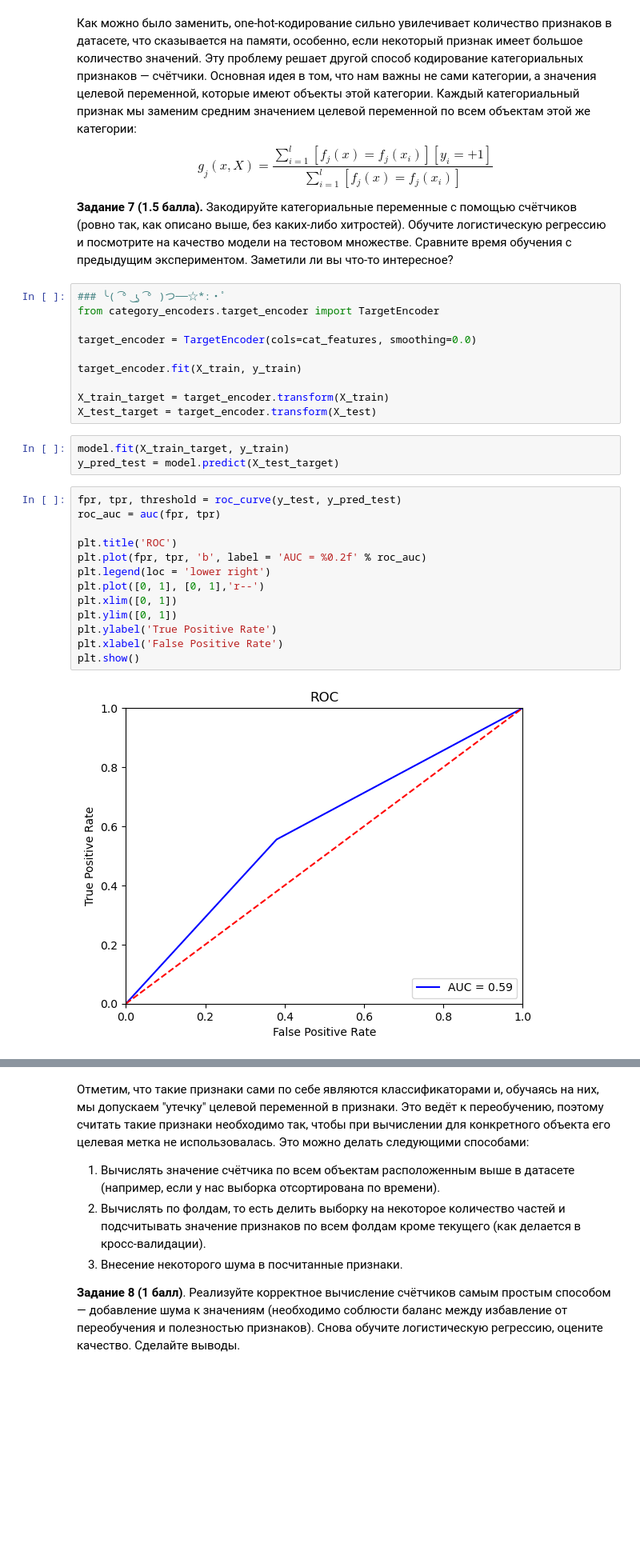
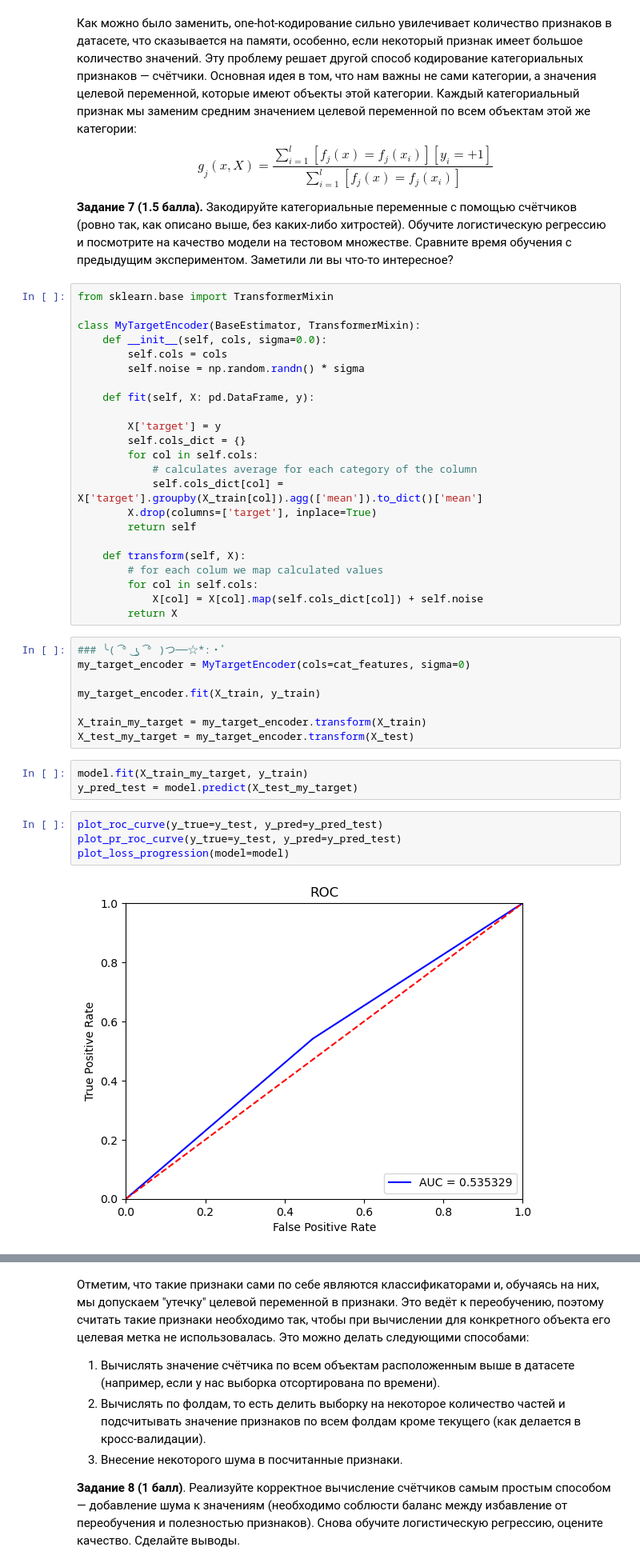
Before and after one commit to Professor322/logistic_regression, a Jupyter notebook: HW2_Logistic_regression.ipynb, the cells around one changed output, grey strips where cells are left out. Shown at 80% size. Saved outputs shown, nothing was run; the diff lists cells and outputs as text; blank space fills up the shorter version.

Commit message:
fixed my LogReg implementation and added my TargetEncoder

```diff
--- a/HW2_Logistic_regression.ipynb
+++ b/HW2_Logistic_regression.ipynb
@@ -308,31 +309,43 @@ g_j(x, X) = \frac{\sum_{i=1}^{l} [f_j(x) = f_j(x_i)][y_i = +1]}{\sum_{i=1}^{l} [
 $$
 
 __Задание 7 (1.5 балла).__ Закодируйте категориальные переменные с помощью счётчиков (ровно так, как описано выше, без каких-либо хитростей). Обучите логистическую регрессию и посмотрите на качество модели на тестовом множестве. Сравните время обучения с предыдущим экспериментом. Заметили ли вы что-то интересное?
+# %%
+from sklearn.base import TransformerMixin
+
+class MyTargetEncoder(BaseEstimator, TransformerMixin):
+    def __init__(self, cols, sigma=0.0):
+        self.cols = cols
+        self.noise = np.random.randn() * sigma
+
+    def fit(self, X: pd.DataFrame, y):
+
+        X['target'] = y
+        self.cols_dict = {}
+        for col in self.cols:
+            # calculates average for each category of the column
+            self.cols_dict[col] = X['target'].groupby(X_train[col]).agg(['mean']).to_dict()['mean']
+        X.drop(columns=['target'], inplace=True)
+        return self
+
+    def transform(self, X):
+        # for each colum we map calculated values
+        for col in self.cols:
+            X[col] = X[col].map(self.cols_dict[col]) + self.noise
+        return X
 # %%
 ### ╰( ͡° ͜ʖ ͡° )つ──☆*:・ﾟ
-from category_encoders.target_encoder import TargetEncoder
+my_target_encoder = MyTargetEncoder(cols=cat_features, sigma=0)
 
-target_encoder = TargetEncoder(cols=cat_features, smoothing=0.0)
+my_target_encoder.fit(X_train, y_train)
 
-target_encoder.fit(X_train, y_train)
-
-X_train_target = target_encoder.transform(X_train)
-X_test_target = target_encoder.transform(X_test)
+X_train_my_target = my_target_encoder.transform(X_train)
+X_test_my_target = my_target_encoder.transform(X_test)
 # %%
-model.fit(X_train_target, y_train)
-y_pred_test = model.predict(X_test_target)
+model.fit(X_train_my_target, y_train)
+y_pred_test = model.predict(X_test_my_target)
-# %%
-fpr, tpr, threshold = roc_curve(y_test, y_pred_test)
-roc_auc = auc(fpr, tpr)
-
-plt.title('ROC')
-plt.plot(fpr, tpr, 'b', label = 'AUC = %0.2f' % roc_auc)
-plt.legend(loc = 'lower right')
-plt.plot([0, 1], [0, 1],'r--')
-plt.xlim([0, 1])
-plt.ylim([0, 1])
-plt.ylabel('True Positive Rate')
-plt.xlabel('False Positive Rate')
-plt.show()
-# %% [output]
-[figure, removed]
+# %%
+plot_roc_curve(y_true=y_test, y_pred=y_pred_test)
+plot_pr_roc_curve(y_true=y_test, y_pred=y_pred_test)
+plot_loss_progression(model=model)
+# %% [output]
+[figure, added]
```
Also changed, not shown: parts of 37 cells of this notebook.
